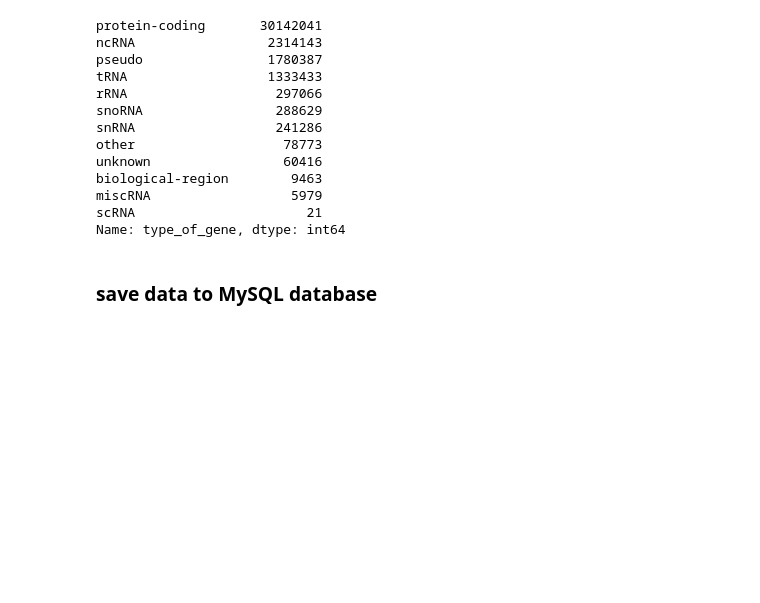
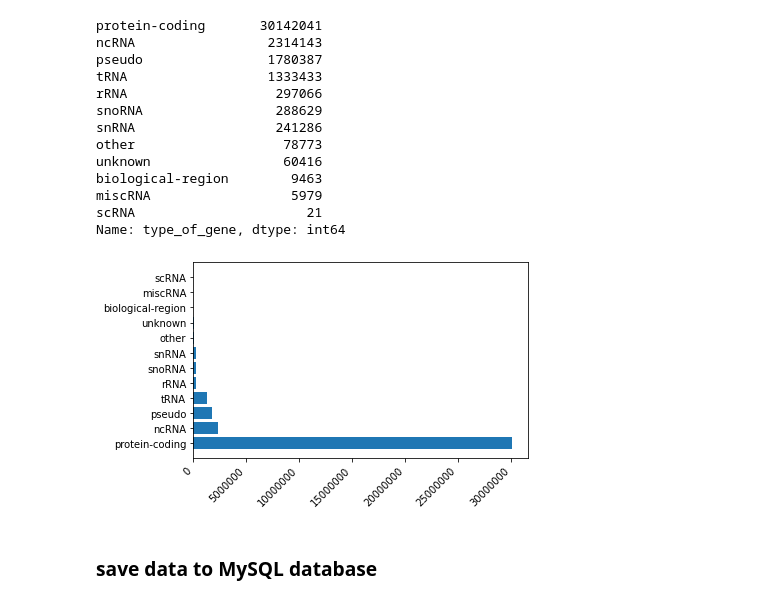
Before and after one commit to G43beli/GENEius, a Jupyter notebook: dataanalyzer/data_loader.ipynb, the cells around one changed output. Cells and saved outputs as stored; diff of their text form; code cells hidden in the pictures; blank space fills up the shorter version.

Commit message:
added plot to dataanalyzer

```diff
--- a/dataanalyzer/data_loader.ipynb
+++ b/dataanalyzer/data_loader.ipynb
@@ -43,6 +44,14 @@ biological-region        9463
 miscRNA                  5979
 scRNA                      21
 Name: type_of_gene, dtype: int64
+# %%
+fig, ax = plt.subplots()
+ax.barh(*zip(*value_count_genes.items()))
+ax.ticklabel_format(useOffset=False, axis='x', style='plain')
+fig.autofmt_xdate(rotation=45)
+plt.show()
+# %% [output]
+[figure, added]
 # %% [markdown]
 ### save data to MySQL database
 # %%
```
Also changed, not shown: parts of 3 cells of this notebook.
